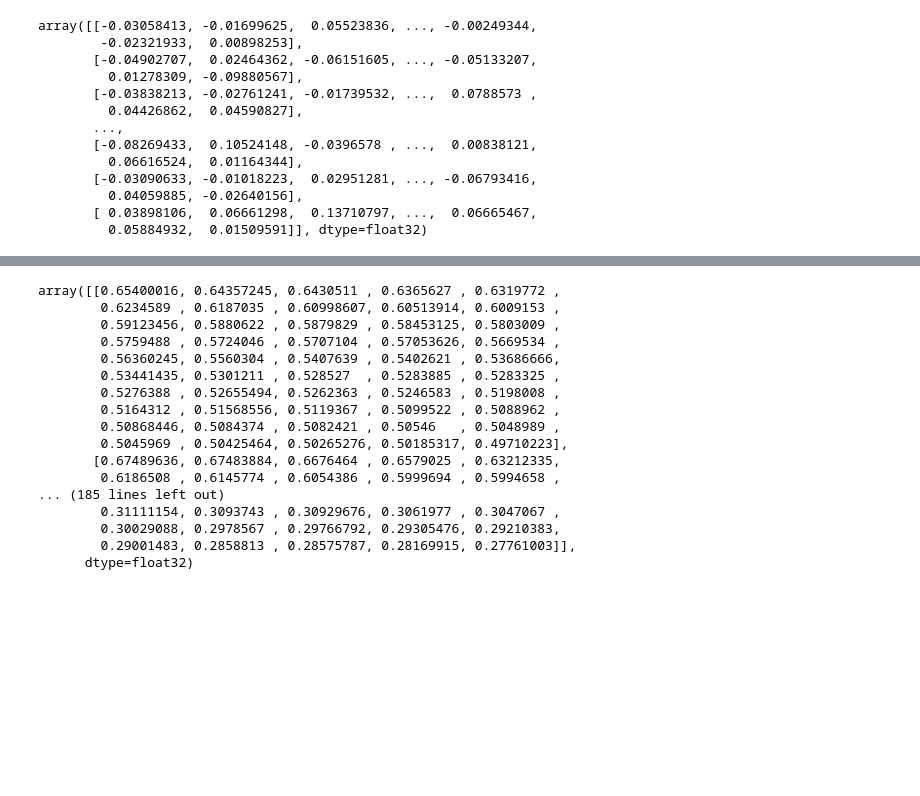
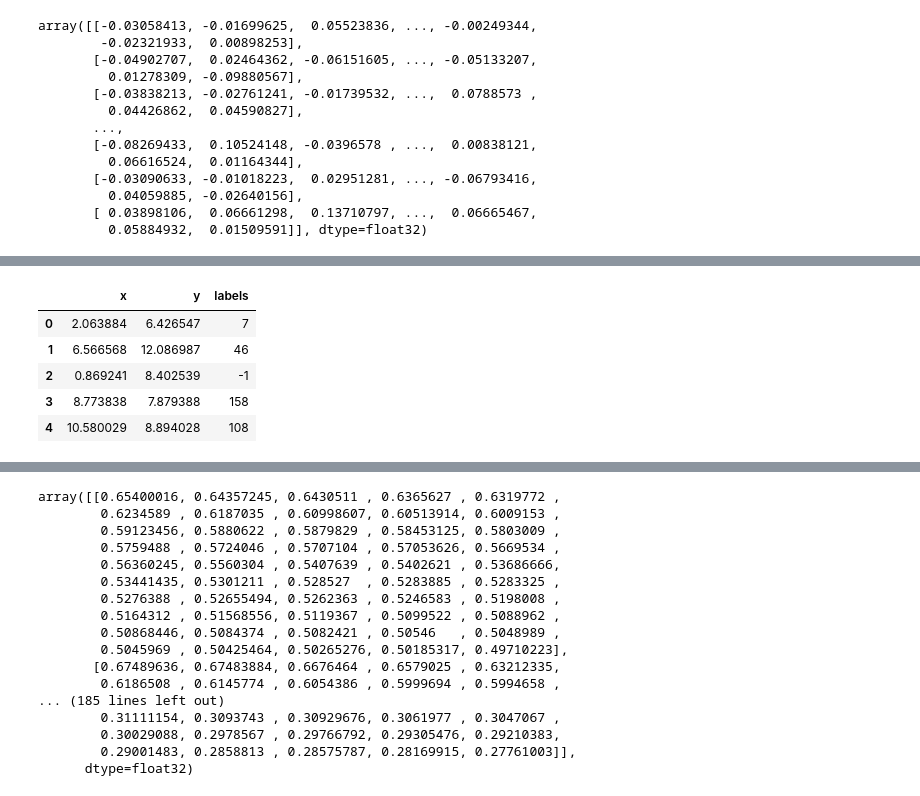
Before and after one commit to MonikaSinghGit/Recipe_Recommendation, a Jupyter notebook: Reno_NLP_Recipes_Top2Vec-Ingredients.ipynb, the cells around one changed output, grey strips where cells are left out. Saved outputs shown, nothing was run; the diff lists cells and outputs as text; code cells hidden in the pictures; blank space fills up the shorter version.

```diff
--- a/Reno_NLP_Recipes_Top2Vec-Ingredients.ipynb
+++ b/Reno_NLP_Recipes_Top2Vec-Ingredients.ipynb
@@ -152,0 +159,9 @@ plt.colorbar()
+# %%
+result.head()
+# %% [output]
+|  | x | y | labels |
+| 0 | 2.063884 | 6.426547 | 7 |
+| 1 | 6.566568 | 12.086987 | 46 |
+| 2 | 0.869241 | 8.402539 | -1 |
+| 3 | 8.773838 | 7.879388 | 158 |
+| 4 | 10.580029 | 8.894028 | 108 |
```
Also changed, not shown: parts of 23 cells of this notebook.
